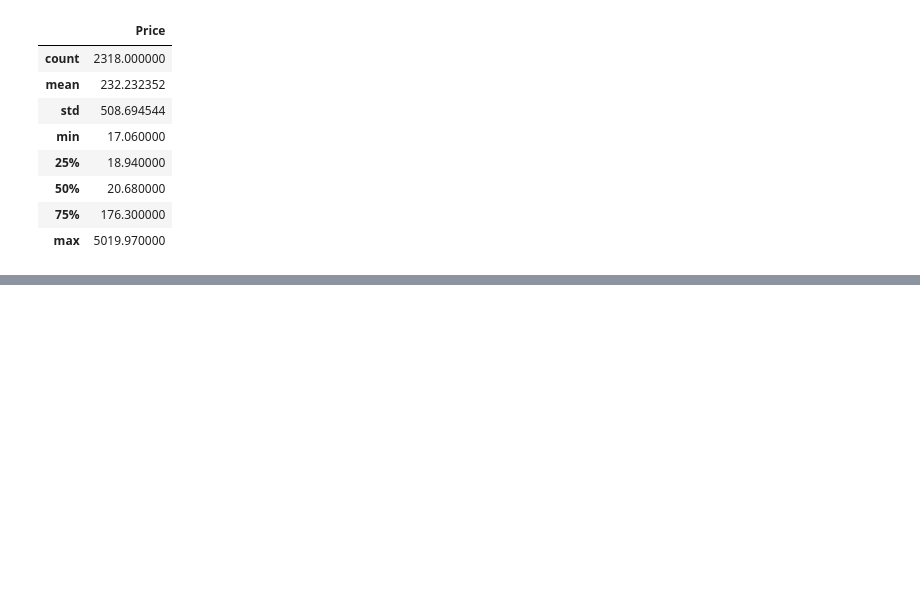
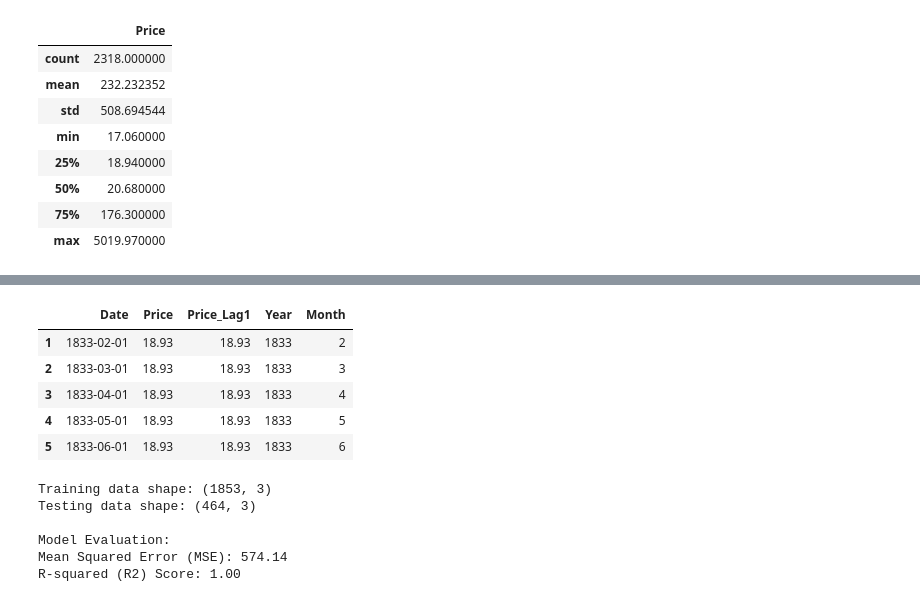
Before and after one commit to Ichsan4Fa/Gold_Price_Prediction, a Jupyter notebook: Prediction_of_Gold_Prices.ipynb, the cells around one changed output, grey strips where cells are left out. Cells and saved outputs as stored; diff of their text form; code cells hidden in the pictures; blank space fills up the shorter version.

```diff
--- a/Prediction_of_Gold_Prices.ipynb
+++ b/Prediction_of_Gold_Prices.ipynb
@@ -56,0 +77,60 @@ df.describe()
+# %%
+# Ensure 'Date' is datetime (already done in previous step but good to be explicit)
+df['Date'] = pd.to_datetime(df['Date'])
+
+# Sort by date to ensure correct lag features
+df = df.sort_values(by='Date').reset_index(drop=True)
+
+# Feature Engineering: Create lag features for price
+# Lag 1 month price
+df['Price_Lag1'] = df['Price'].shift(1)
+
+# Create time-based features
+df['Year'] = df['Date'].dt.year
+df['Month'] = df['Date'].dt.month
+
+# Drop rows with NaN values resulting from lag features
+df_model = df.dropna().copy()
+
+display(df_model.head())
+# %% [output]
+|  | Date | Price | Price_Lag1 | Year | Month |
+| 1 | 1833-02-01 | 18.93 | 18.93 | 1833 | 2 |
+| 2 | 1833-03-01 | 18.93 | 18.93 | 1833 | 3 |
+| 3 | 1833-04-01 | 18.93 | 18.93 | 1833 | 4 |
+| 4 | 1833-05-01 | 18.93 | 18.93 | 1833 | 5 |
+| 5 | 1833-06-01 | 18.93 | 18.93 | 1833 | 6 |
+# %%
+# Define features (X) and target (y)
+X = df_model[['Price_Lag1', 'Year', 'Month']]
+y = df_model['Price']
+
+# Split the data into training and testing sets
+# Using a time-series split would be more appropriate for time-series data,
+# but for simplicity and demonstration, we'll use a standard train_test_split here.
+X_train, X_test, y_train, y_test = train_test_split(X, y, test_size=0.2, random_state=42)
+
+print(f"Training data shape: {X_train.shape}")
+print(f"Testing data shape: {X_test.shape}")
+
+# Initialize and train the Linear Regression model
+model = LinearRegression()
+model.fit(X_train, y_train)
+
+# Make predictions on the test set
+y_pred = model.predict(X_test)
+
+# Evaluate the model
+mse = mean_squared_error(y_test, y_pred)
+r2 = r2_score(y_test, y_pred)
+
+print(f"\nModel Evaluation:")
+print(f"Mean Squared Error (MSE): {mse:.2f}")
+print(f"R-squared (R2) Score: {r2:.2f}")
+# %% [output]
+Training data shape: (1853, 3)
+Testing data shape: (464, 3)
+
+Model Evaluation:
+Mean Squared Error (MSE): 574.14
+R-squared (R2) Score: 1.00
```
Also changed, not shown: parts of 7 cells of this notebook.
